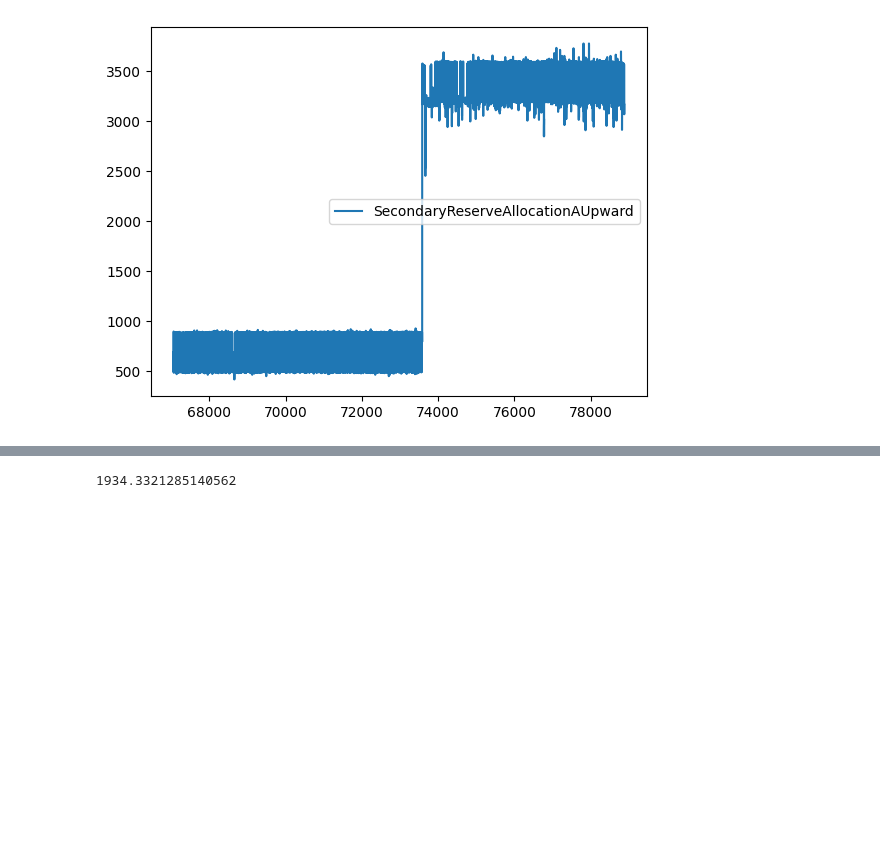
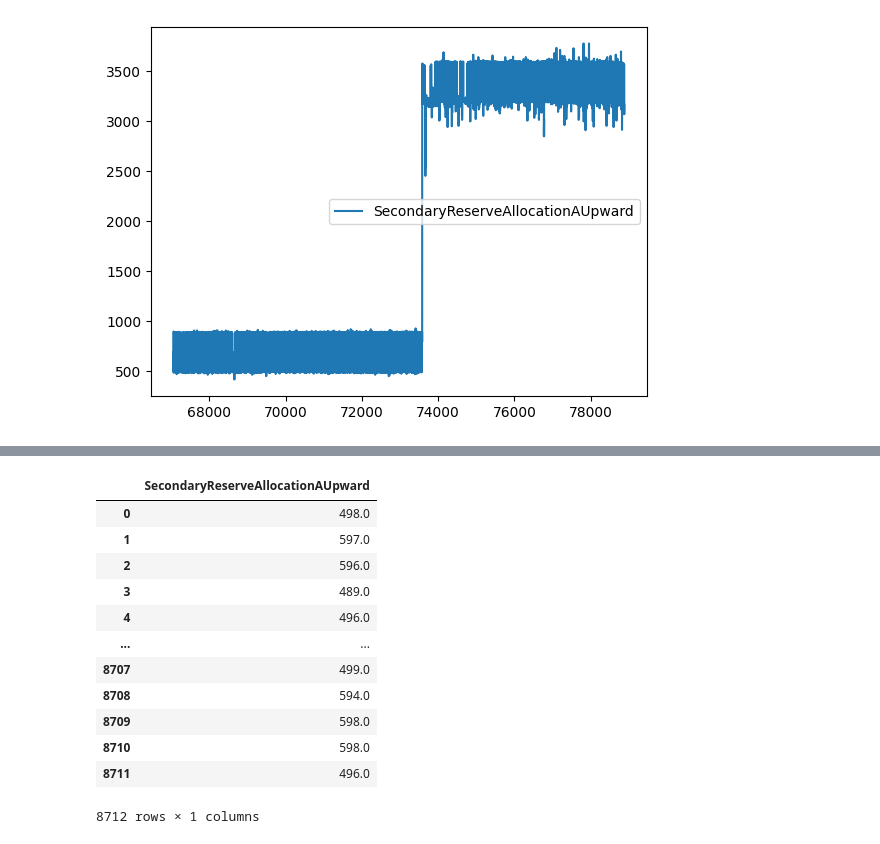
Before and after one commit to JotaFan/renewable-generation-into-reserve-markets, a Jupyter notebook: notebooks/Model Validation.ipynb, the cells around one changed output, grey strips where cells are left out. Saved outputs shown, nothing was run; the diff lists cells and outputs as text; code cells hidden in the pictures; blank space fills up the shorter version.

```diff
--- a/notebooks/Model Validation.ipynb
+++ b/notebooks/Model Validation.ipynb
@@ -361,4 +363,15 @@ Name: SecondaryReserveAllocationAUpward, Length: 8712, dtype: float64
 # %%
-9.632974e+05 /  498.0
 # %% [output]
+|  | SecondaryReserveAllocationAUpward |
+| 0 | 498.0 |
+| 1 | 597.0 |
+| 2 | 596.0 |
+| 3 | 489.0 |
+| 4 | 496.0 |
+| ... | ... |
+| 8707 | 499.0 |
+| 8708 | 594.0 |
+| 8709 | 598.0 |
+| 8710 | 598.0 |
+| 8711 | 496.0 |
-1934.3321285140562
+8712 rows × 1 columns
```
Also changed, not shown: parts of 12 cells of this notebook, 38 other files.
